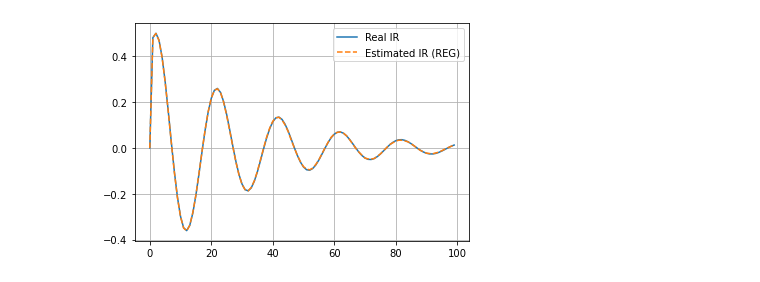
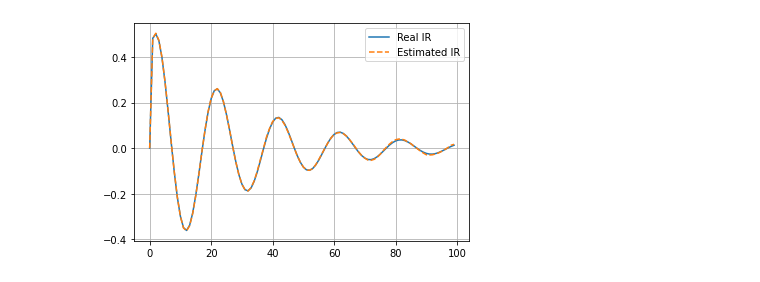
Before and after one commit to LVF784/impulseest, a Jupyter notebook: test_stuff.ipynb, the cells around one changed output. Saved outputs shown, nothing was run; the diff lists cells and outputs as text; code cells hidden in the pictures.

Commit message:
Function impulseest.py created and working.

```diff
--- a/test_stuff.ipynb
+++ b/test_stuff.ipynb
@@ -10,7 +11,7 @@ from random import choice
 #---------------------------------------------------------------
 #signal---------------------------------------------------------
 #---------------------------------------------------------------
-N = 5000
+N = 1000
 Ta = 1*10**(-3)
 
 #creating prbs signal
@@ -28,8 +29,8 @@ for value in prbs():
 
 r = 2*r-1
 
-r = np.concatenate((np.zeros(100), r, np.zeros(100)))
-t = np.linspace(0,(N+200-1)*Ta,N+200)
+r = np.concatenate((np.zeros(10), r, np.zeros(10)))
+t = np.linspace(0,(N+20-1)*Ta,N+20)
 
 #t = np.linspace(0,(N-1)*Ta,N)
 #r = ss.square(2*np.pi*100*t)
@@ -173,9 +166,15 @@ Solver took 16.34 seconds to solve minimization with regularization by the Empir
 # %%
+start_time = time.time()
+ir,alpha = impulseest(u,y,n=100,RegularizationKernel='CS')
+end_time = time.time()
 t,G_h = ss.dimpulse(G, n=100)
 
+print(alpha)
+print("\Function took {:.2f} seconds to solve minimization with regularization by the Empirical Bayes approach." .format(end_time-start_time))
+
 plt.plot(np.squeeze(G_h),color='C0')
-plt.plot(theta,linestyle='--',color='C1')
-plt.legend(['Real IR','Estimated IR (REG)','Estimated IR (LS)'])
+plt.plot(ir,linestyle='--',color='C1')
+plt.legend(['Real IR','Estimated IR'])
 plt.grid()
 plt.show()
 # %% [output]
@@ -182 +183 @@ plt.show()
-[figure, old version]
+[figure, new version]
```
Also changed, not shown: parts of 5 cells of this notebook, 2 other files.
